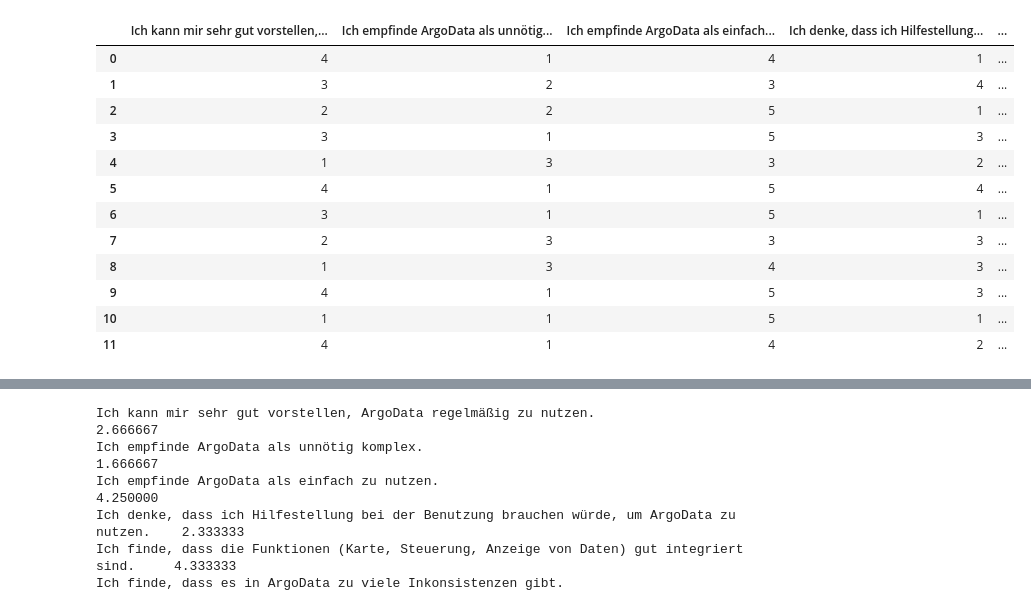
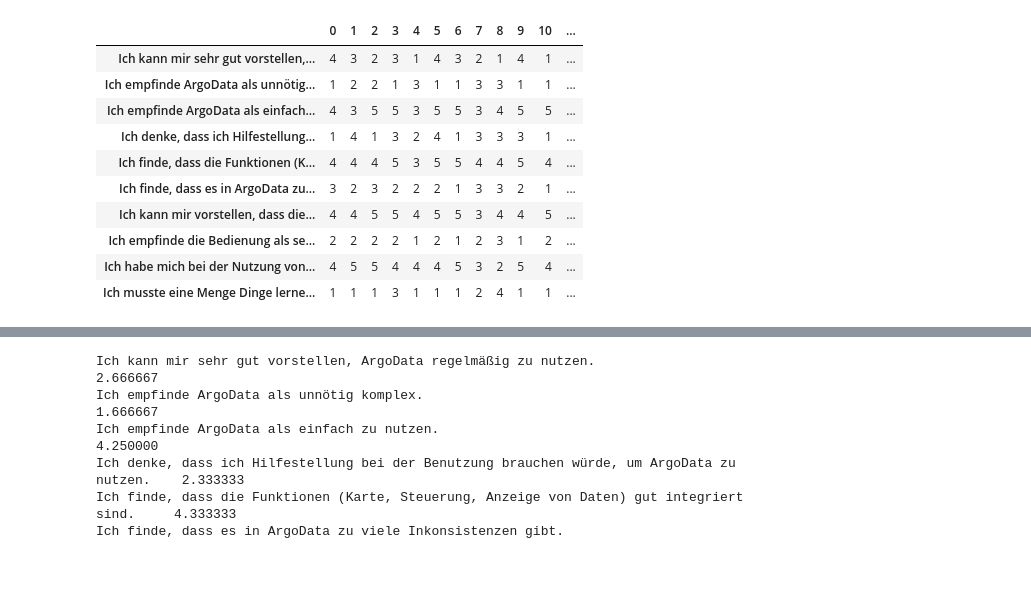
Before and after one commit to se1983/Bachelorarbeit, a Jupyter notebook: BA_argo_survey/survey.ipynb, the cells around one changed output, grey strips where cells are left out. Drawn from its saved outputs; the diff is of its cells as text; code cells hidden in the pictures; blank space fills up the shorter version.

```diff
--- a/BA_argo_survey/survey.ipynb
+++ b/BA_argo_survey/survey.ipynb
@@ -12,18 +15,16 @@ plt.style.use('seaborn-white')
 # %%
 df = pd.read_csv('./Umfrage zu ArgoData.csv')
 del df['Zeitstempel']
-df
+df.T
 # %% [output]
-|  | Ich kann mir sehr gut vorstellen,... | Ich empfinde ArgoData als unnötig... | Ich empfinde ArgoData als einfach... | Ich denke, dass ich Hilfestellung... | ... |
-| 0 | 4 | 1 | 4 | 1 | ... |
-| 1 | 3 | 2 | 3 | 4 | ... |
-| 2 | 2 | 2 | 5 | 1 | ... |
-| 3 | 3 | 1 | 5 | 3 | ... |
-| 4 | 1 | 3 | 3 | 2 | ... |
-| 5 | 4 | 1 | 5 | 4 | ... |
-| 6 | 3 | 1 | 5 | 1 | ... |
-| 7 | 2 | 3 | 3 | 3 | ... |
-| 8 | 1 | 3 | 4 | 3 | ... |
-| 9 | 4 | 1 | 5 | 3 | ... |
-| 10 | 1 | 1 | 5 | 1 | ... |
-| 11 | 4 | 1 | 4 | 2 | ... |
+|  | 0 | 1 | 2 | 3 | 4 | 5 | 6 | 7 | 8 | 9 | 10 | ... |
+| Ich kann mir sehr gut vorstellen,... | 4 | 3 | 2 | 3 | 1 | 4 | 3 | 2 | 1 | 4 | 1 | ... |
+| Ich empfinde ArgoData als unnötig... | 1 | 2 | 2 | 1 | 3 | 1 | 1 | 3 | 3 | 1 | 1 | ... |
+| Ich empfinde ArgoData als einfach... | 4 | 3 | 5 | 5 | 3 | 5 | 5 | 3 | 4 | 5 | 5 | ... |
+| Ich denke, dass ich Hilfestellung... | 1 | 4 | 1 | 3 | 2 | 4 | 1 | 3 | 3 | 3 | 1 | ... |
+| Ich finde, dass die Funktionen (K... | 4 | 4 | 4 | 5 | 3 | 5 | 5 | 4 | 4 | 5 | 4 | ... |
+| Ich finde, dass es in ArgoData zu... | 3 | 2 | 3 | 2 | 2 | 2 | 1 | 3 | 3 | 2 | 1 | ... |
+| Ich kann mir vorstellen, dass die... | 4 | 4 | 5 | 5 | 4 | 5 | 5 | 3 | 4 | 4 | 5 | ... |
+| Ich empfinde die Bedienung als se... | 2 | 2 | 2 | 2 | 1 | 2 | 1 | 2 | 3 | 1 | 2 | ... |
+| Ich habe mich bei der Nutzung von... | 4 | 5 | 5 | 4 | 4 | 4 | 5 | 3 | 2 | 5 | 4 | ... |
+| Ich musste eine Menge Dinge lerne... | 1 | 1 | 1 | 3 | 1 | 1 | 1 | 2 | 4 | 1 | 1 | ... |
```
Also changed, not shown: parts of 9 cells of this notebook, 31 other files.
